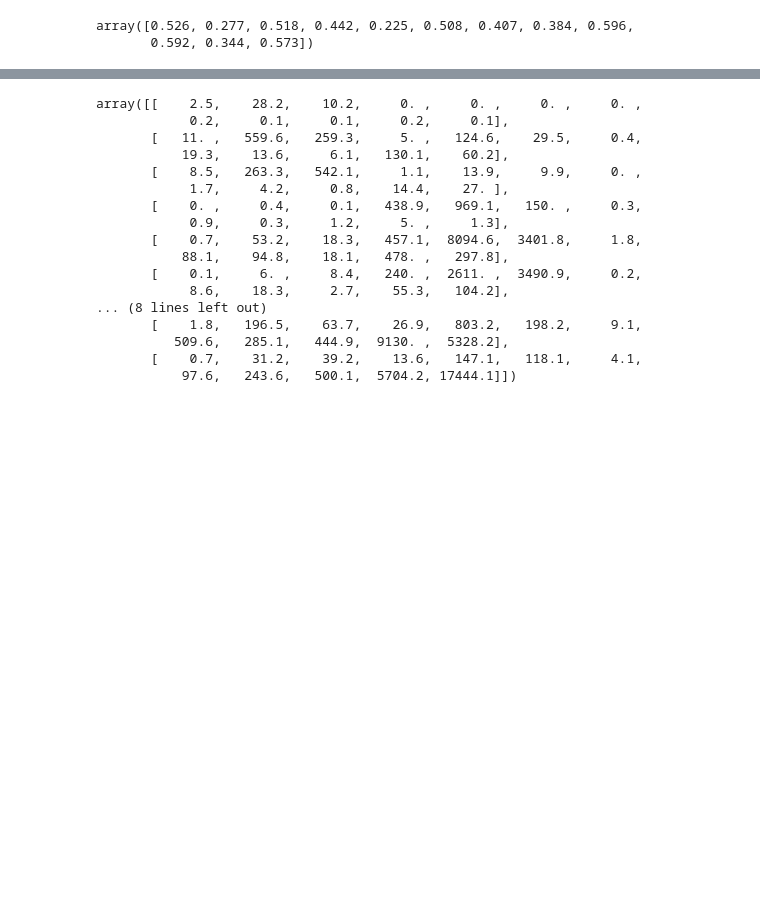
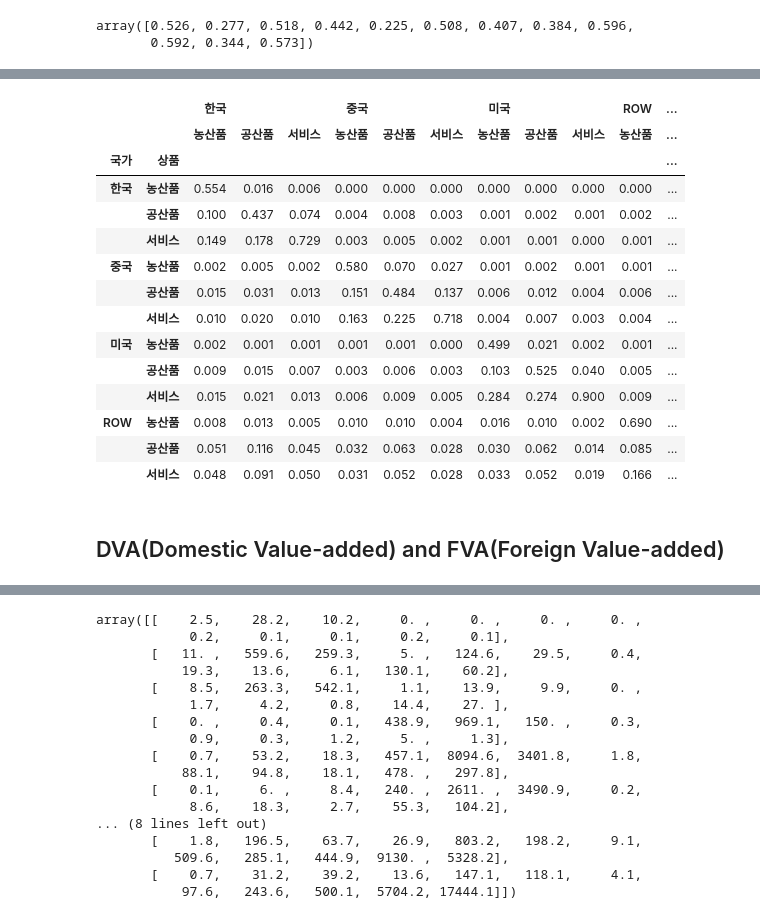
Before and after one commit to Tom-Jung/Tom-Jung, a Jupyter notebook: Ch8_1. ICIO_Indicators_0915.ipynb, the cells around one changed output, grey strips where cells are left out. Saved outputs shown, nothing was run; the diff lists cells and outputs as text; code cells hidden in the pictures; blank space fills up the shorter version.

```diff
--- a/Ch8_1. ICIO_Indicators_0915.ipynb
+++ b/Ch8_1. ICIO_Indicators_0915.ipynb
@@ -60,0 +375,3 @@ array([0.526, 0.277, 0.518, 0.442, 0.225, 0.508, 0.407, 0.384, 0.596,
+# %%
+Va_r = icio_2[-2,:12]/PROD # 부가가치율
+Va_r
@@ -60,0 +381,8 @@ array([0.526, 0.277, 0.518, 0.442, 0.225, 0.508, 0.407, 0.384, 0.596,
+# %%
+Va_m = np.diag(Va_r)  # 부가가치율 대각행렬
+# %%
+Lv = Va_m@Lf  #부가가치유발계수
+Lv
+Lv_sm_cl = np.hstack((Lv, Lv.sum(axis=1).reshape([12,1]))) # 부가가치유발계수 열합
+Lv_sm_rw = np.vstack((Lv_sm_cl,Lv_sm_cl.sum(axis=0))) # 부가가치유발계수 행합
+Lv_sm_rw
@@ -60,0 +431,24 @@ array([0.526, 0.277, 0.518, 0.442, 0.225, 0.508, 0.407, 0.384, 0.596,
+# %%
+Lv_df = pd.DataFrame(Lv.round(3), columns = [['한국', '한국', '한국', '중국', '중국', '중국','미국', '미국', '미국','ROW', 'ROW', 'ROW'],
+                                    ['농산품', '공산품', '서비스', '농산품', '공산품', '서비스','농산품', '공산품', '서비스','농산품', '공산품', '서비스']],
+
+                                    index=[['한국', '한국', '한국', '중국', '중국', '중국','미국', '미국', '미국','ROW', 'ROW', 'ROW'],
+                                           ['농산품', '공산품', '서비스', '농산품', '공산품', '서비스','농산품', '공산품', '서비스','농산품', '공산품', '서비스']])
+Lv_df.index.names=['국가', '상품']
+Lv_df
+# %% [output]
+|  |  | 한국 |  |  | 중국 |  |  | 미국 |  |  | ROW | ... |
+|  |  | 농산품 | 공산품 | 서비스 | 농산품 | 공산품 | 서비스 | 농산품 | 공산품 | 서비스 | 농산품 | ... |
+| 국가 | 상품 |  |  |  |  |  |  |  |  |  |  | ... |
+| 한국 | 농산품 | 0.554 | 0.016 | 0.006 | 0.000 | 0.000 | 0.000 | 0.000 | 0.000 | 0.000 | 0.000 | ... |
+|  | 공산품 | 0.100 | 0.437 | 0.074 | 0.004 | 0.008 | 0.003 | 0.001 | 0.002 | 0.001 | 0.002 | ... |
+|  | 서비스 | 0.149 | 0.178 | 0.729 | 0.003 | 0.005 | 0.002 | 0.001 | 0.001 | 0.000 | 0.001 | ... |
+| 중국 | 농산품 | 0.002 | 0.005 | 0.002 | 0.580 | 0.070 | 0.027 | 0.001 | 0.002 | 0.001 | 0.001 | ... |
+|  | 공산품 | 0.015 | 0.031 | 0.013 | 0.151 | 0.484 | 0.137 | 0.006 | 0.012 | 0.004 | 0.006 | ... |
+|  | 서비스 | 0.010 | 0.020 | 0.010 | 0.163 | 0.225 | 0.718 | 0.004 | 0.007 | 0.003 | 0.004 | ... |
+| 미국 | 농산품 | 0.002 | 0.001 | 0.001 | 0.001 | 0.001 | 0.000 | 0.499 | 0.021 | 0.002 | 0.001 | ... |
+|  | 공산품 | 0.009 | 0.015 | 0.007 | 0.003 | 0.006 | 0.003 | 0.103 | 0.525 | 0.040 | 0.005 | ... |
+|  | 서비스 | 0.015 | 0.021 | 0.013 | 0.006 | 0.009 | 0.005 | 0.284 | 0.274 | 0.900 | 0.009 | ... |
+| ROW | 농산품 | 0.008 | 0.013 | 0.005 | 0.010 | 0.010 | 0.004 | 0.016 | 0.010 | 0.002 | 0.690 | ... |
+|  | 공산품 | 0.051 | 0.116 | 0.045 | 0.032 | 0.063 | 0.028 | 0.030 | 0.062 | 0.014 | 0.085 | ... |
+|  | 서비스 | 0.048 | 0.091 | 0.050 | 0.031 | 0.052 | 0.028 | 0.033 | 0.052 | 0.019 | 0.166 | ... |
@@ -60,0 +458,2 @@ array([0.526, 0.277, 0.518, 0.442, 0.225, 0.508, 0.407, 0.384, 0.596,
+# %% [markdown]
+## DVA(Domestic Value-added) and FVA(Foreign Value-added)
```
Also changed, not shown: parts of 47 cells of this notebook.
